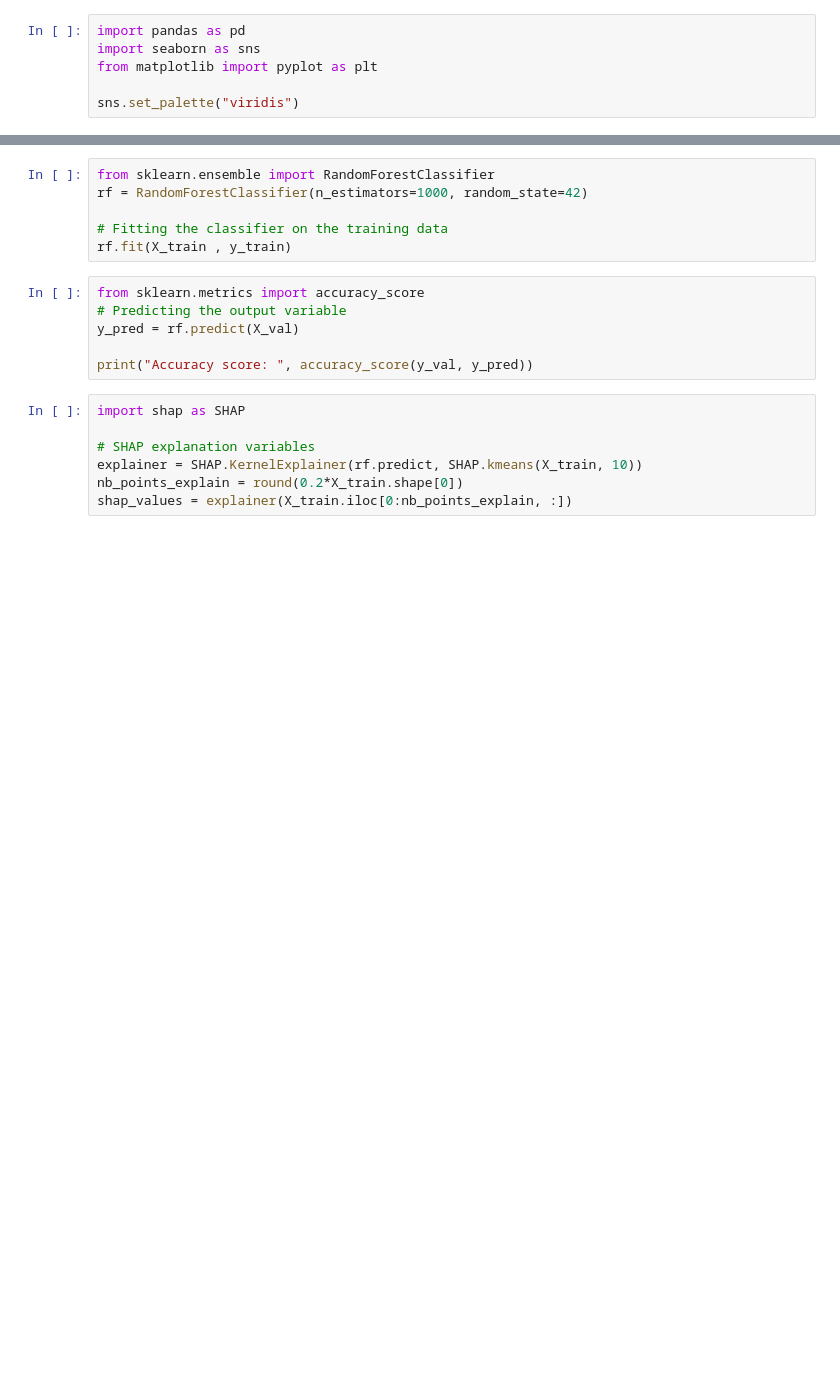
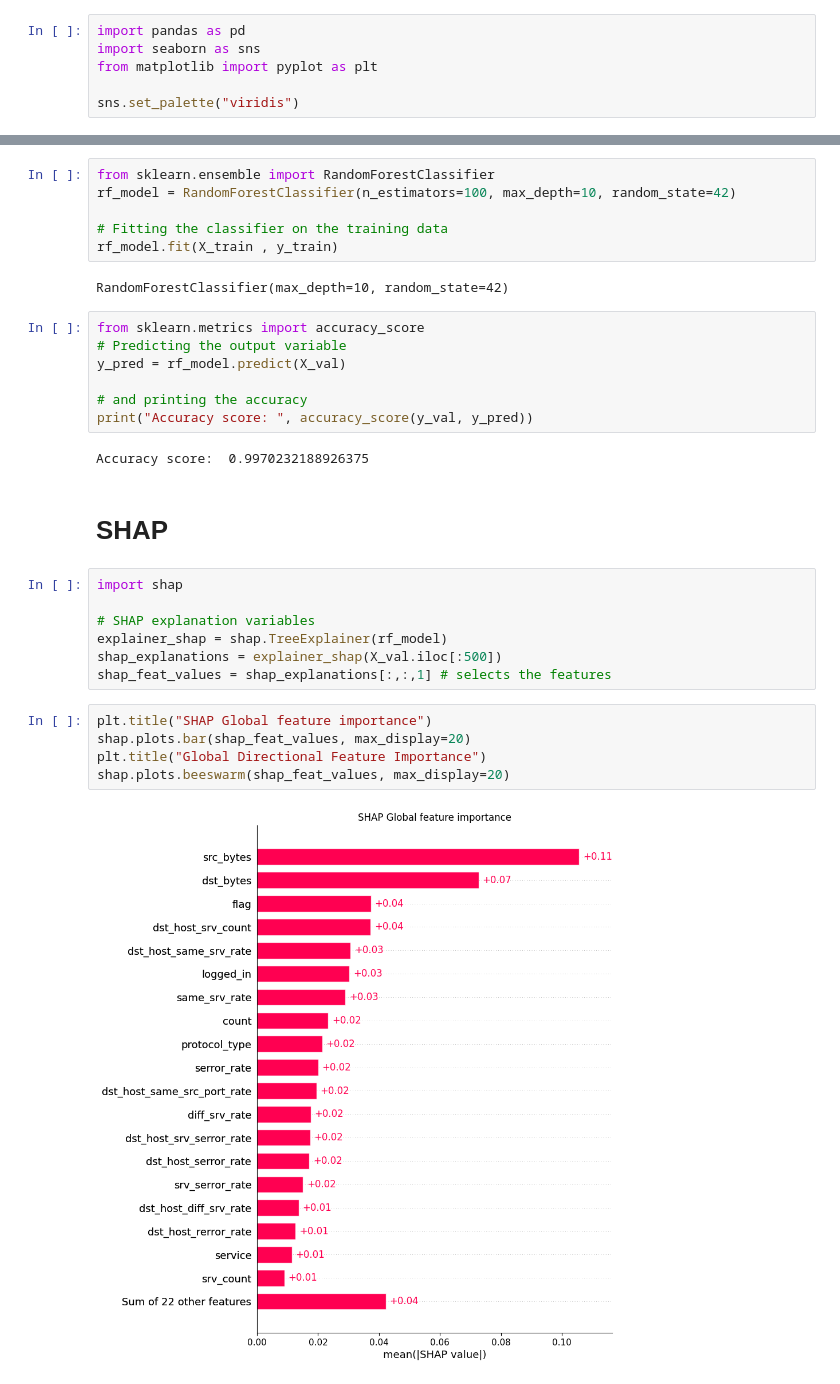
Before and after one commit to skywqlkered/SOW-BKI266-Explainable-AI, a Jupyter notebook: main.ipynb, the cells around one changed output, grey strips where cells are left out. Drawn from its saved outputs; the diff is of its cells as text; blank space fills up the shorter version.

```diff
--- a/main.ipynb
+++ b/main.ipynb
@@ -48,19 +121,33 @@ print(X_val.shape)
 # %%
 from sklearn.ensemble import RandomForestClassifier
-rf = RandomForestClassifier(n_estimators=1000, random_state=42)
+rf_model = RandomForestClassifier(n_estimators=100, max_depth=10, random_state=42)
 
 # Fitting the classifier on the training data
-rf.fit(X_train , y_train)
+rf_model.fit(X_train , y_train)
+# %% [output]
+RandomForestClassifier(max_depth=10, random_state=42)
 # %%
 from sklearn.metrics import accuracy_score
 # Predicting the output variable
-y_pred = rf.predict(X_val)
+y_pred = rf_model.predict(X_val)
 
+# and printing the accuracy
 print("Accuracy score: ", accuracy_score(y_val, y_pred))
+# %% [output]
+Accuracy score:  0.9970232188926375
+# %% [markdown]
+# SHAP <a id="shap"></a>
 # %%
-import shap as SHAP
+import shap
 
 # SHAP explanation variables
-explainer = SHAP.KernelExplainer(rf.predict, SHAP.kmeans(X_train, 10))
-nb_points_explain = round(0.2*X_train.shape[0])
-shap_values = explainer(X_train.iloc[0:nb_points_explain, :])
+explainer_shap = shap.TreeExplainer(rf_model)
+shap_explanations = explainer_shap(X_val.iloc[:500])
+shap_feat_values = shap_explanations[:,:,1] # selects the features
+# %%
+plt.title("SHAP Global feature importance")
+shap.plots.bar(shap_feat_values, max_display=20)
+plt.title("Global Directional Feature Importance")
+shap.plots.beeswarm(shap_feat_values, max_display=20)
+# %% [output]
+[figure, added]
```
Also changed, not shown: parts of 24 cells of this notebook, 2 other files.
